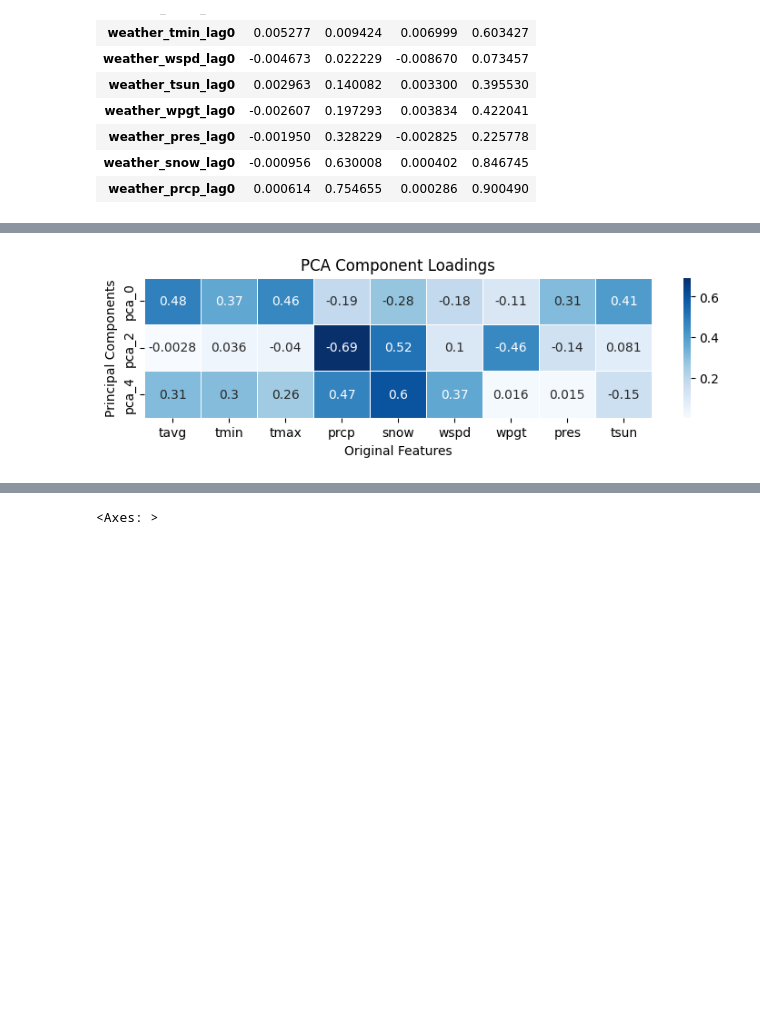
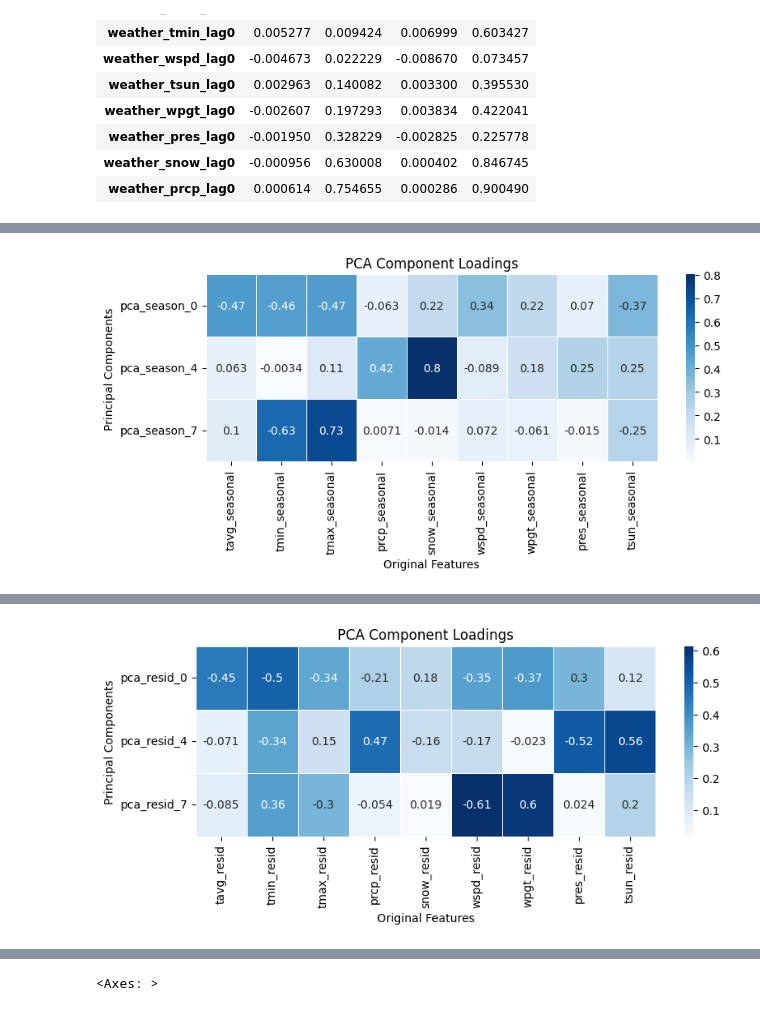
Before and after one commit to davidpomerenke/protest-impact, a Jupyter notebook: notebooks/instrumental_variable.ipynb, the cells around one changed output, grey strips where cells are left out. Cells and saved outputs as stored; diff of their text form; code cells hidden in the pictures; blank space fills up the shorter version.

```diff
--- a/notebooks/instrumental_variable.ipynb
+++ b/notebooks/instrumental_variable.ipynb
@@ -78,9 +99,9 @@ import seaborn as sns
 from src.models.instrumental_variable import get_coefficients
 from src.models.time_series import get_lagged_df
 
-loadings_df = get_lagged_df(
+loadings_dfs = get_lagged_df(
     "media_combined_protest",
-    instruments="pc_weather_season_trend",
+    instruments="pc_weather_season",
     lags=range(-7, 1),
     step=1,
     cumulative=True,
@@ -89,13 +110,16 @@ loadings_df = get_lagged_df(
     region_dummies=True,
     return_loadings=True,
 )
-display(loadings_df)
-plt.figure(figsize=(9, 2))
-loadings = loadings_df.iloc[[0, 2, 4]]
-loadings.columns = loadings.columns.str.replace("weather_", "").str.replace("_lag0", "")
-sns.heatmap(loadings.abs(), annot=loadings, cmap="Blues", linewidths=0.5)
-plt.title("PCA Component Loadings")
-plt.ylabel("Principal Components")
-plt.xlabel("Original Features")
-plt.show()
+for loadings_df in loadings_dfs:
+    display(loadings_df)
+    plt.figure(figsize=(9, 3))
+    loadings = loadings_df.iloc[[0, 4, 7]]
+    loadings.columns = loadings.columns.str.replace("weather_", "").str.replace(
+        "_lag0", ""
+    )
+    sns.heatmap(loadings.abs(), annot=loadings, cmap="Blues", linewidths=0.5)
+    plt.title("PCA Component Loadings")
+    plt.ylabel("Principal Components")
+    plt.xlabel("Original Features")
+    plt.show()
 # %% [output]
@@ -112 +136 @@ plt.show()
-[figure, old version]
+[figure, new version]
@@ -113 +147,2 @@ plt.show()
+[figure, added]
 # %%
```
Also changed, not shown: parts of 5 cells of this notebook, 3 other files.
